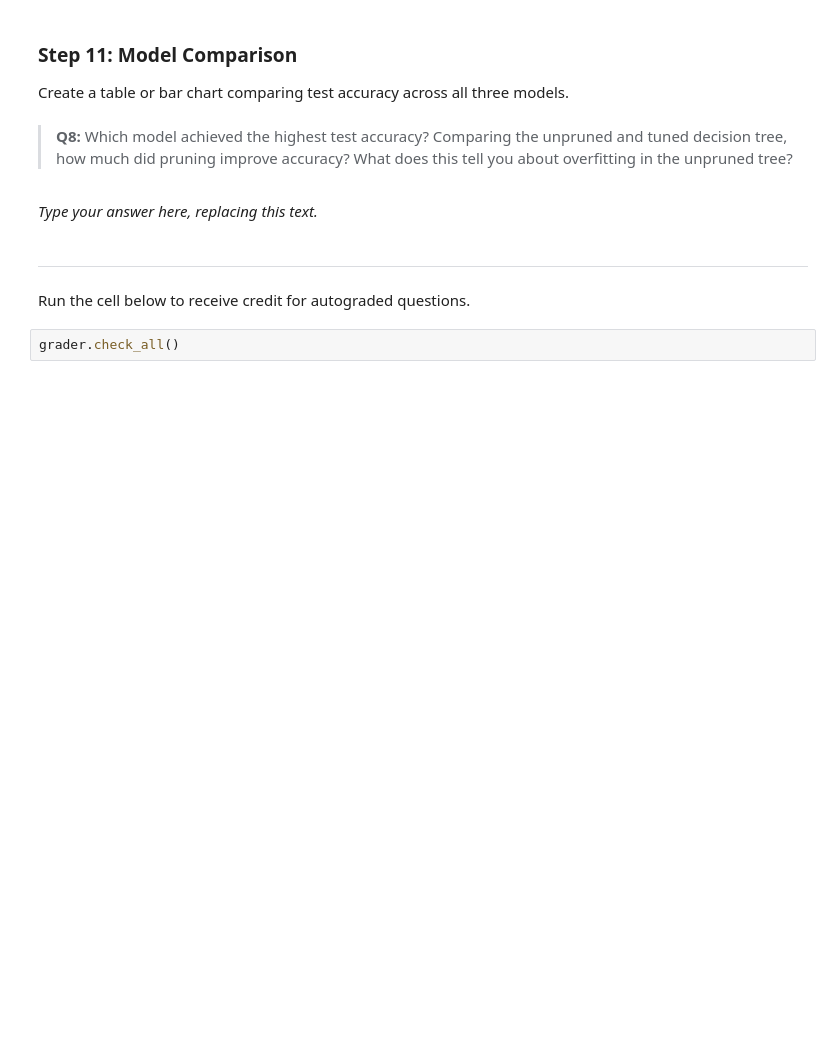
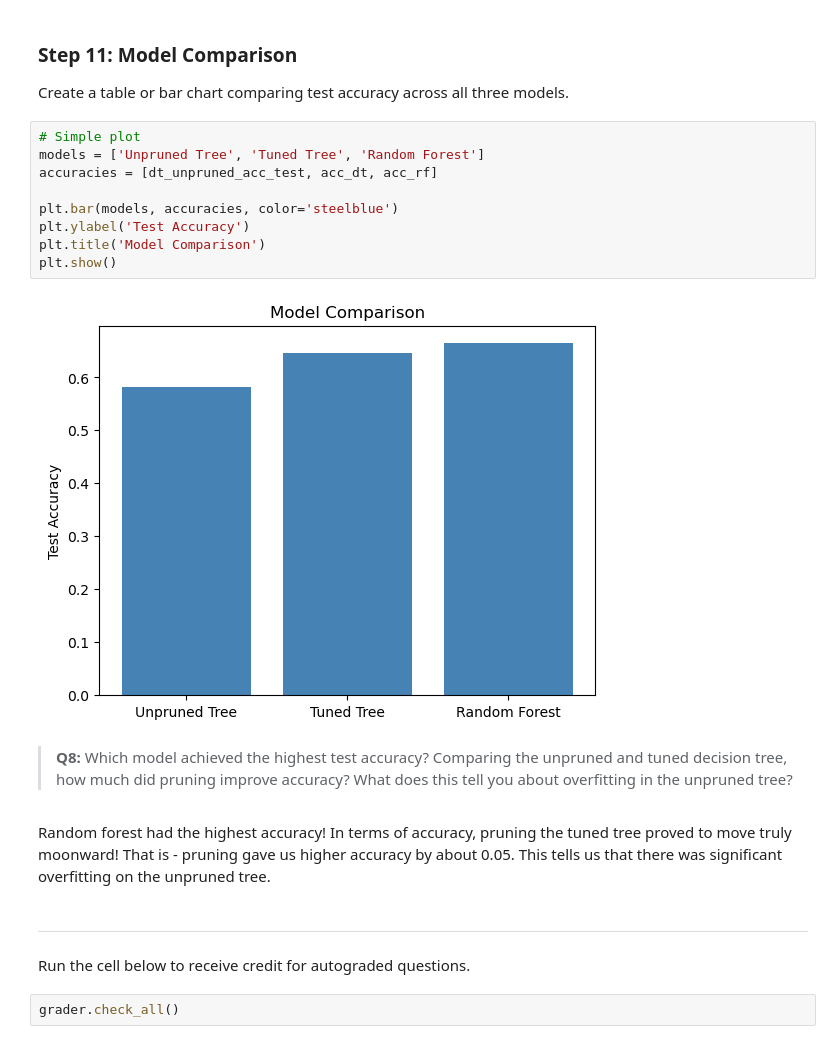
Before and after one commit to ht-oliver/assignment-3, a Jupyter notebook: task2/hw3-task2.ipynb, the cells around one changed output. Drawn from its saved outputs; the diff is of its cells as text; blank space fills up the shorter version.

```diff
--- a/task2/hw3-task2.ipynb
+++ b/task2/hw3-task2.ipynb
@@ -314,10 +347,21 @@ _Type your answer here, replacing this text._
 ### Step 11: Model Comparison
 
 Create a table or bar chart comparing test accuracy across all three models.
+# %%
+# Simple plot
+models = ['Unpruned Tree', 'Tuned Tree', 'Random Forest']
+accuracies = [dt_unpruned_acc_test, acc_dt, acc_rf]
+
+plt.bar(models, accuracies, color='steelblue')
+plt.ylabel('Test Accuracy')
+plt.title('Model Comparison')
+plt.show()
+# %% [output]
+[figure, added]
 # %% [markdown]
 > **Q8:** Which model achieved the highest test accuracy? Comparing the unpruned and tuned decision tree, how much did pruning improve accuracy? What does this tell you about overfitting in the unpruned tree?
 # %% [markdown]
-_Type your answer here, replacing this text._
+Random forest had the highest accuracy! In terms of accuracy, pruning the tuned tree proved to move truly moonward! That is - pruning gave us higher accuracy by about 0.05. This tells us that there was significant overfitting on the unpruned tree.
 # %% [markdown]
 ---
 
```
Also changed, not shown: parts of 5 cells of this notebook.
